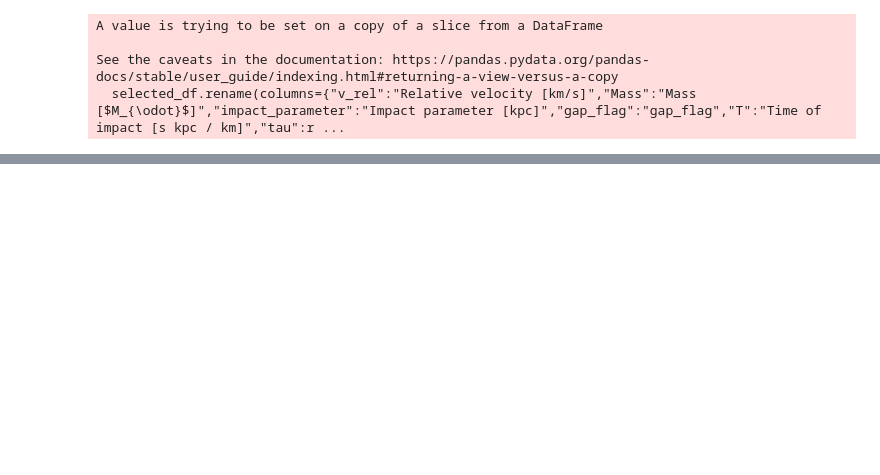
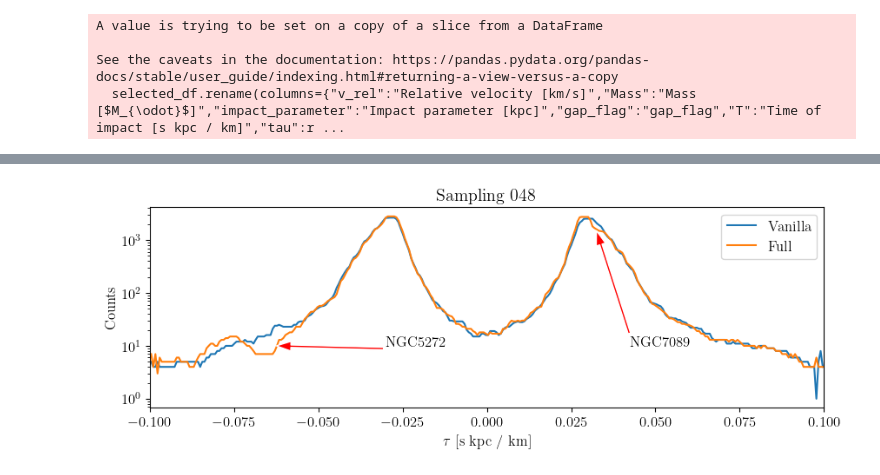
Before and after one commit to salvatore-ferrone/stream_analysis, a Jupyter notebook: figures/impact_statistics.ipynb, the cells around one changed output, grey strips where cells are left out. Saved outputs shown, nothing was run; the diff lists cells and outputs as text; code cells hidden in the pictures; blank space fills up the shorter version.

```diff
--- a/figures/impact_statistics.ipynb
+++ b/figures/impact_statistics.ipynb
@@ -205,0 +299,38 @@ Name: montecarlokey, dtype: object
+# %%
+tau=t[indexes]
+tauV=t[indexesV]
+# %%
+box_length=4
+nbins = int(np.ceil(np.sqrt(NP)))
+bins=np.linspace(-1/10,1/10,nbins)
+counts,edges=np.histogram(tau,bins=bins)
+countsV,edges=np.histogram(tauV,bins=bins)
+centers=(edges[1:]+edges[:-1])/2
+
+edges,counts,countsV=sa.density_profile_gap_detections.clean_up_stream_profiles(centers,counts,countsV,box_length,N_APPlY,do_cross_correlation)
+# %%
+arrowprops=dict(facecolor='red',edgecolor="white", width=2, headwidth=8)
+title={"monte-carlo-048":"Sampling 048"}
+note={"monte-carlo-048":
+      [dict(text="NGC5272",xy=(-0.0625,1e1),xytext=(-0.03,1e1),arrowprops=arrowprops),
+      dict(text="NGC7089",xy=(0.0325,1.5e3),xytext=(0.0425,1e1),arrowprops=arrowprops)],}
+AXIS={
+    "yscale":"log",
+    "xlabel":r"$\tau$ [s kpc / km]",
+    "ylabel":"Counts",
+    "xlim":[-1/10,1/10],
+    "title":title[montecarlokey]
+}
+# %%
+fig,axis=plt.subplots(1,1,figsize=(10,3))
+axis.plot(edges,countsV,label="Vanilla")
+axis.plot(edges,counts,label="Full")
+arrowprops=dict(facecolor='red',edgecolor="white", width=2, headwidth=8)
+for mynote in note[montecarlokey]:
+    axis.annotate(**mynote)
+
+axis.set(**AXIS);
+axis.legend()
+fig.savefig("../paper/tau-profile-"+montecarlokey+".png",dpi=300)
+# %% [output]
+[figure, added]
```
Also changed, not shown: parts of 19 cells of this notebook, 20 other files.
